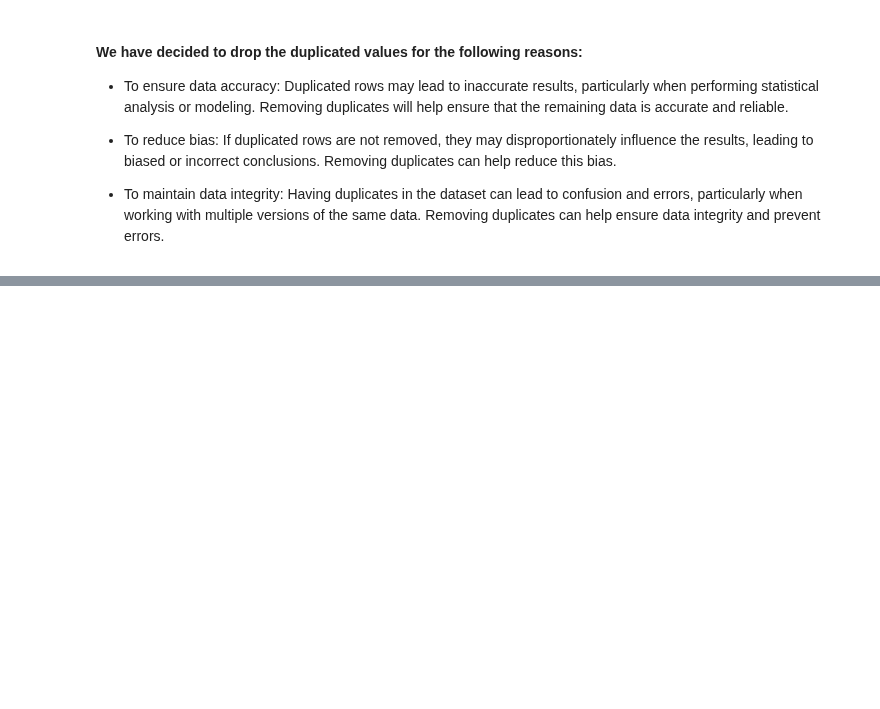
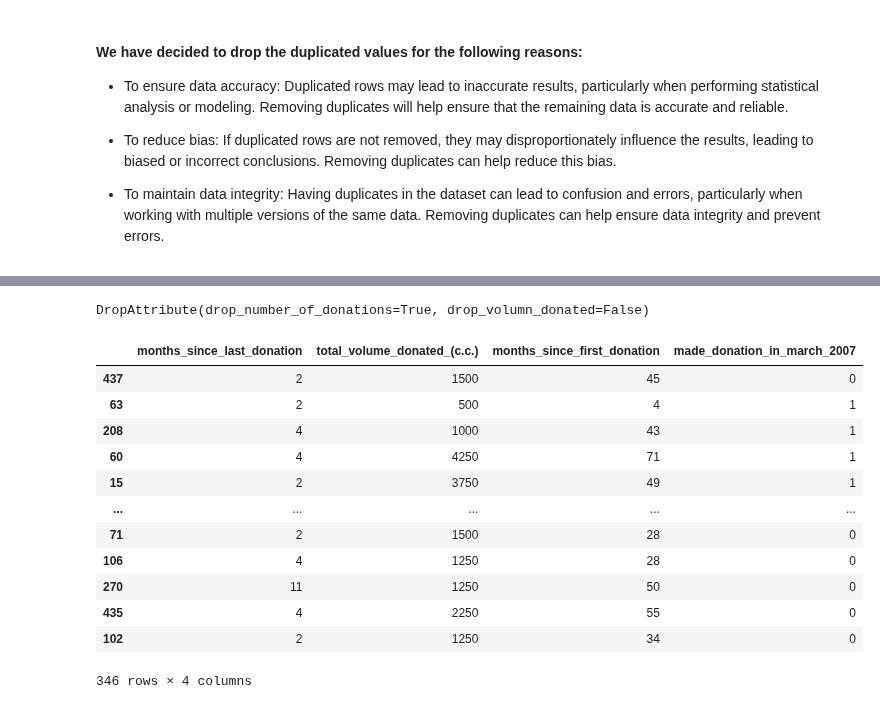
Before and after one commit to mdushetwar/Blood-Donation-Prediction, a Jupyter notebook: BloodDonationPred.ipynb, the cells around one changed output, grey strips where cells are left out. Cells and saved outputs as stored; diff of their text form; code cells hidden in the pictures; blank space fills up the shorter version.

Commit message:
Data processing-2
Added class for dropping attribute

```diff
--- a/BloodDonationPred.ipynb
+++ b/BloodDonationPred.ipynb
@@ -408,0 +428,22 @@ donors_test.drop_duplicates(inplace=True)
+# %%
+class DropAttribute(BaseEstimator, TransformerMixin):
+
+    def __init__(self, drop_number_of_donations=False, drop_volumn_donated=True):
+        self.drop_number_of_donations=drop_number_of_donations
+        self.drop_volumn_donated= drop_volumn_donated
+
+    def fit(self, X):
+        return self
+
+    def transform(self, X, y=None):
+
+        if self.drop_number_of_donations==True and self.drop_volumn_donated==False:
+            return X.drop('number_of_donations', axis=1, inplace=True)
+
+        elif self.drop_number_of_donations==False and self.drop_volumn_donated==True:
+            return X.drop('total_volume_donated_(c.c.)', axis=1, inplace=True)
+
+        else:
+            return X
+# %%
+check=donors_train.copy()
@@ -408,0 +459,6 @@ donors_test.drop_duplicates(inplace=True)
+# %%
+drop=DropAttribute(drop_number_of_donations=True, drop_volumn_donated=False)
+# %%
+drop.fit(check)
+# %% [output]
+DropAttribute(drop_number_of_donations=True, drop_volumn_donated=False)
@@ -408,0 +467,16 @@ donors_test.drop_duplicates(inplace=True)
+# %%
+check
+# %% [output]
+|  | months_since_last_donation | total_volume_donated_(c.c.) | months_since_first_donation | made_donation_in_march_2007 |
+| 437 | 2 | 1500 | 45 | 0 |
+| 63 | 2 | 500 | 4 | 1 |
+| 208 | 4 | 1000 | 43 | 1 |
+| 60 | 4 | 4250 | 71 | 1 |
+| 15 | 2 | 3750 | 49 | 1 |
+| ... | ... | ... | ... | ... |
+| 71 | 2 | 1500 | 28 | 0 |
+| 106 | 4 | 1250 | 28 | 0 |
+| 270 | 11 | 1250 | 50 | 0 |
+| 435 | 4 | 2250 | 55 | 0 |
+| 102 | 2 | 1250 | 34 | 0 |
+346 rows × 4 columns
```
Also changed, not shown: parts of 7 cells of this notebook.
